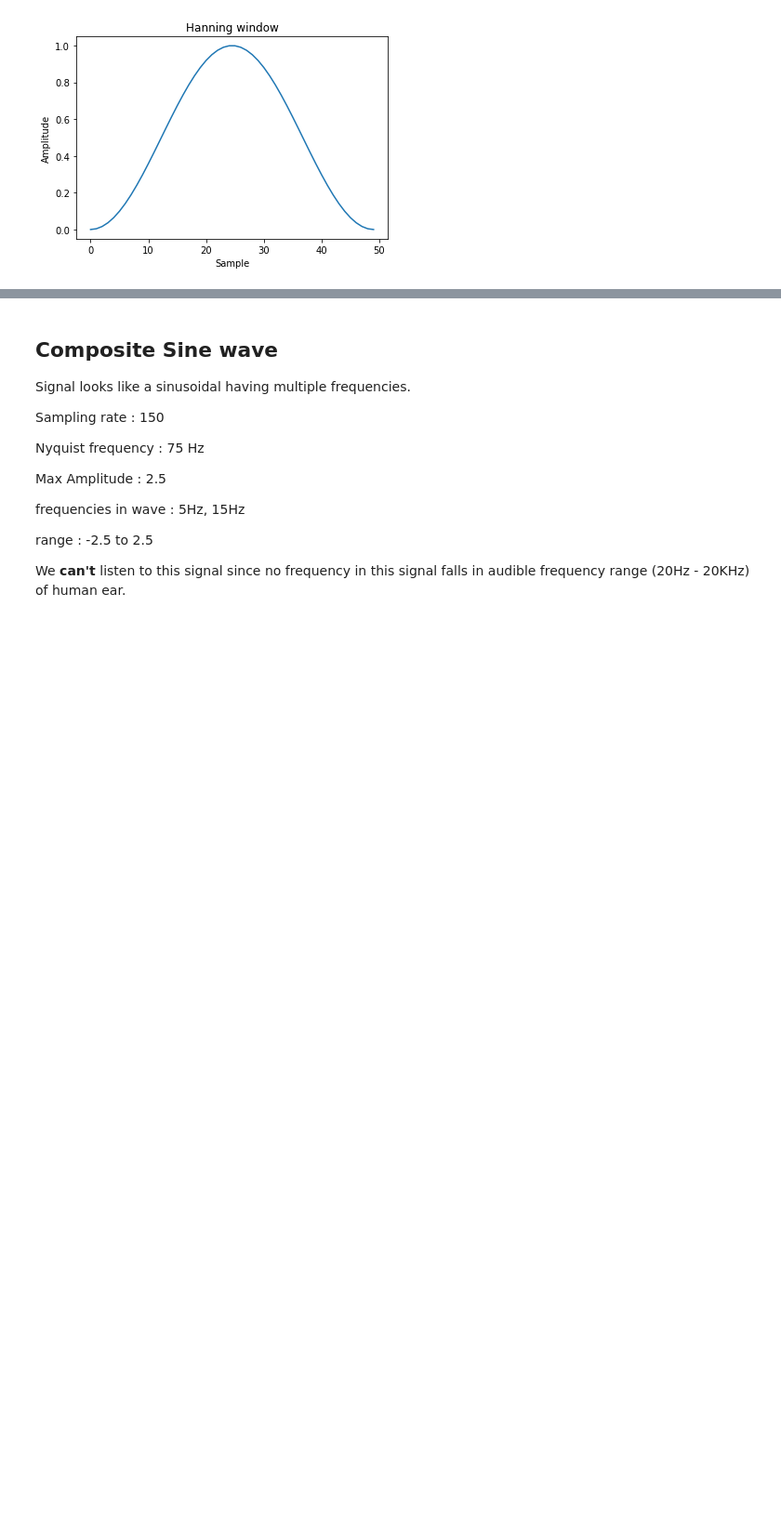
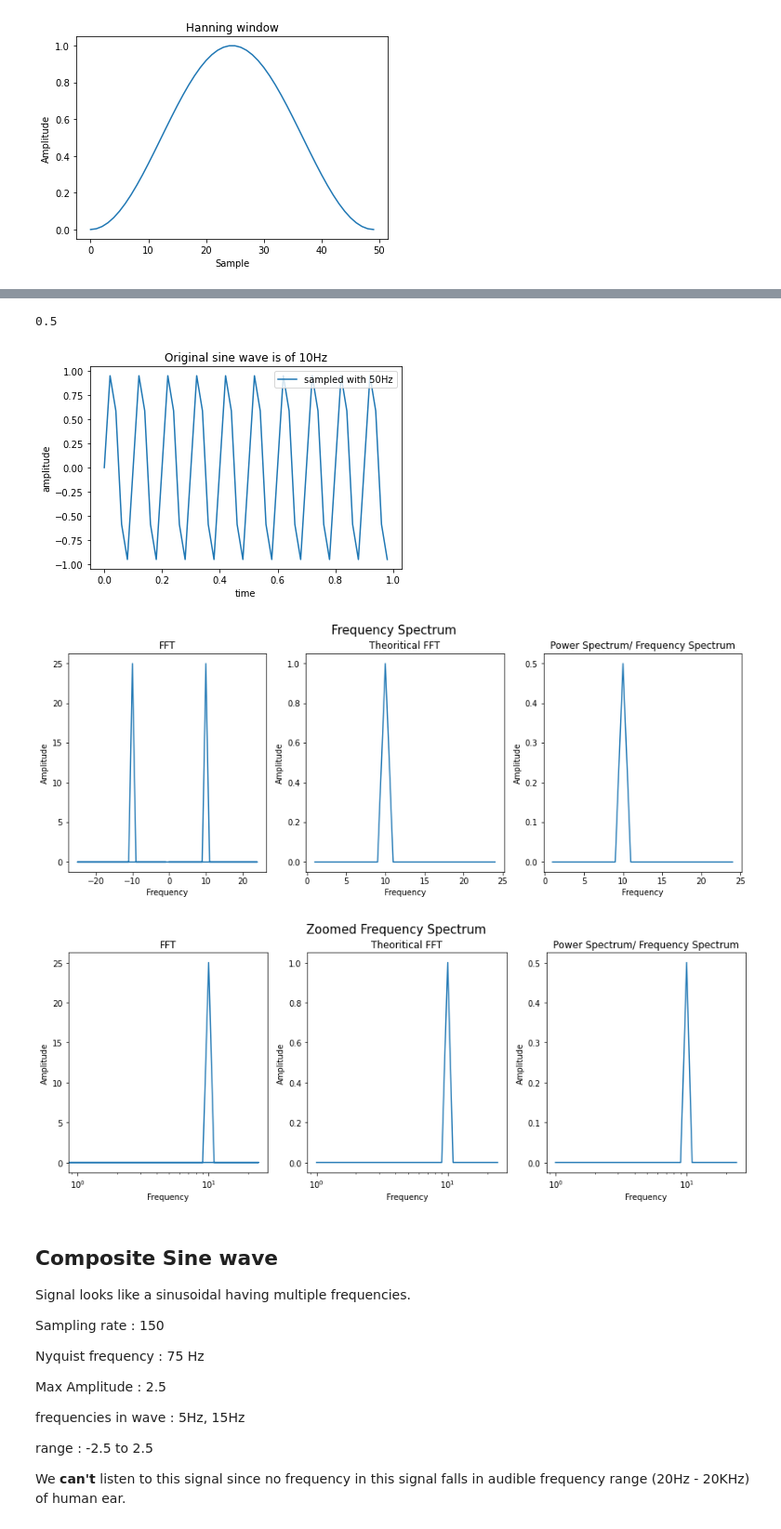
Before and after one commit to samar2605/BCI-Lab, a Jupyter notebook: Signal Processing Basics/Signal Processing Basics.ipynb, the cells around one changed output, grey strips where cells are left out. Shown at 93% size. Cells and saved outputs as stored; diff of their text form; code cells hidden in the pictures; blank space fills up the shorter version.

```diff
--- a/Signal Processing Basics/Signal Processing Basics.ipynb
+++ b/Signal Processing Basics/Signal Processing Basics.ipynb
@@ -204,3 +198,24 @@ def windowing_power_spectra(wave,time):
+# %%
+fs = 50  # sampling frequency
+N = 1
+time = np.arange(0,N,1/fs)
+A_max = 1
+freq = 10
+wave = A_max*np.sin(2*np.pi*freq*time)
+plt.plot(time,wave,label = "sampled with 50Hz")
+plt.xlabel("time")
+plt.ylabel("amplitude")
+plt.title("Original sine wave is of 10Hz")
+plt.legend()
+
+freqs,fft_vals,pos,fft_theo,ps = compute_spectra(wave,fs,time)
+plot_spectra(freqs,fft_vals,pos,fft_theo,ps)
+zoomed_spectrum_plot(freqs,fft_vals,pos,fft_theo,ps)
+# %% [output]
+0.5
+[figure, added]
+[figure, added]
+[figure, added]
 # %% [markdown]
 ## Composite Sine wave
 
```
Also changed, not shown: parts of 2 cells of this notebook.
